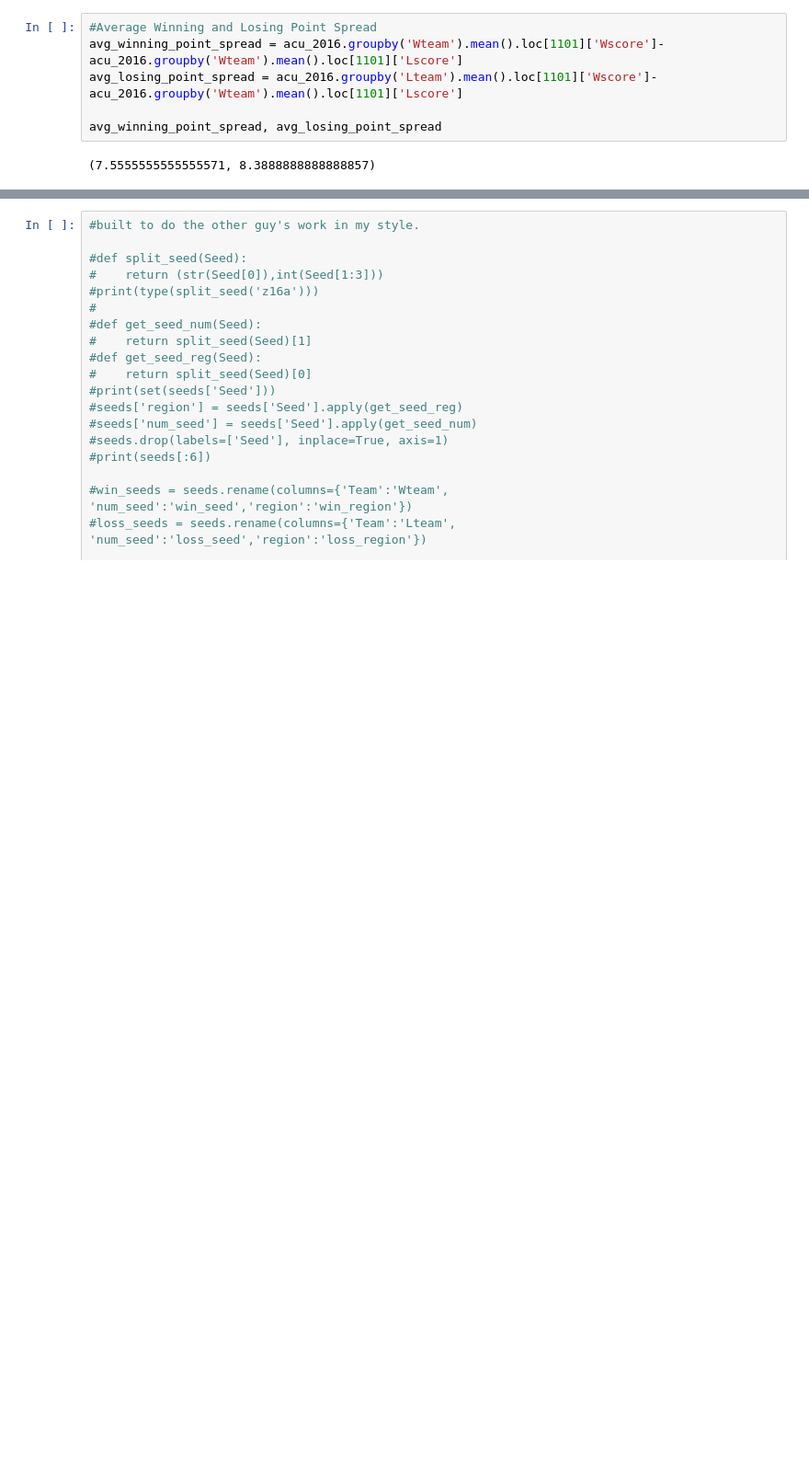
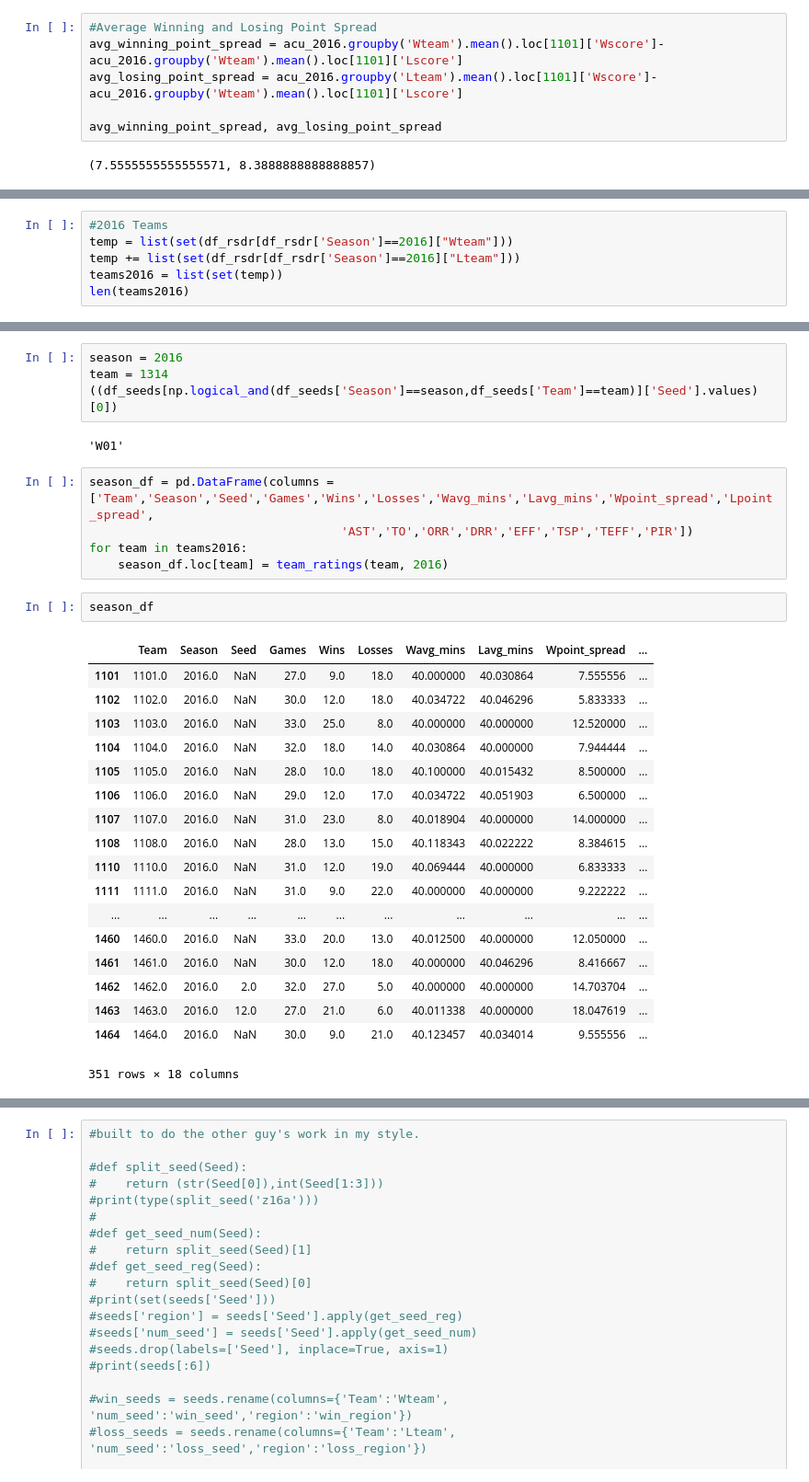
Before and after one commit to agbs2k8/Git_Tracked_Notebooks, a Jupyter notebook: 2017_March_Madness.ipynb, the cells around one changed output, grey strips where cells are left out. Shown at 92% size. Saved outputs shown, nothing was run; the diff lists cells and outputs as text; blank space fills up the shorter version.

```diff
--- a/2017_March_Madness.ipynb
+++ b/2017_March_Madness.ipynb
@@ -401,0 +393,6 @@ avg_winning_point_spread, avg_losing_point_spread
+# %%
+#2016 Teams
+temp = list(set(df_rsdr[df_rsdr['Season']==2016]["Wteam"]))
+temp += list(set(df_rsdr[df_rsdr['Season']==2016]["Lteam"]))
+teams2016 = list(set(temp))
+len(teams2016)
@@ -401,0 +511,32 @@ avg_winning_point_spread, avg_losing_point_spread
+# %%
+season = 2016
+team = 1314
+((df_seeds[np.logical_and(df_seeds['Season']==season,df_seeds['Team']==team)]['Seed'].values)[0])
+# %% [output]
+'W01'
+# %%
+season_df = pd.DataFrame(columns = ['Team','Season','Seed','Games','Wins','Losses','Wavg_mins','Lavg_mins','Wpoint_spread','Lpoint_spread',
+                                   'AST','TO','ORR','DRR','EFF','TSP','TEFF','PIR'])
+for team in teams2016:
+    season_df.loc[team] = team_ratings(team, 2016)
+# %%
+season_df
+# %% [output]
+|  | Team | Season | Seed | Games | Wins | Losses | Wavg_mins | Lavg_mins | Wpoint_spread | ... |
+| 1101 | 1101.0 | 2016.0 | NaN | 27.0 | 9.0 | 18.0 | 40.000000 | 40.030864 | 7.555556 | ... |
+| 1102 | 1102.0 | 2016.0 | NaN | 30.0 | 12.0 | 18.0 | 40.034722 | 40.046296 | 5.833333 | ... |
+| 1103 | 1103.0 | 2016.0 | NaN | 33.0 | 25.0 | 8.0 | 40.000000 | 40.000000 | 12.520000 | ... |
+| 1104 | 1104.0 | 2016.0 | NaN | 32.0 | 18.0 | 14.0 | 40.030864 | 40.000000 | 7.944444 | ... |
+| 1105 | 1105.0 | 2016.0 | NaN | 28.0 | 10.0 | 18.0 | 40.100000 | 40.015432 | 8.500000 | ... |
+| 1106 | 1106.0 | 2016.0 | NaN | 29.0 | 12.0 | 17.0 | 40.034722 | 40.051903 | 6.500000 | ... |
+| 1107 | 1107.0 | 2016.0 | NaN | 31.0 | 23.0 | 8.0 | 40.018904 | 40.000000 | 14.000000 | ... |
+| 1108 | 1108.0 | 2016.0 | NaN | 28.0 | 13.0 | 15.0 | 40.118343 | 40.022222 | 8.384615 | ... |
+| 1110 | 1110.0 | 2016.0 | NaN | 31.0 | 12.0 | 19.0 | 40.069444 | 40.000000 | 6.833333 | ... |
+| 1111 | 1111.0 | 2016.0 | NaN | 31.0 | 9.0 | 22.0 | 40.000000 | 40.000000 | 9.222222 | ... |
+| ... | ... | ... | ... | ... | ... | ... | ... | ... | ... | ... |
+| 1460 | 1460.0 | 2016.0 | NaN | 33.0 | 20.0 | 13.0 | 40.012500 | 40.000000 | 12.050000 | ... |
+| 1461 | 1461.0 | 2016.0 | NaN | 30.0 | 12.0 | 18.0 | 40.000000 | 40.046296 | 8.416667 | ... |
+| 1462 | 1462.0 | 2016.0 | 2.0 | 32.0 | 27.0 | 5.0 | 40.000000 | 40.000000 | 14.703704 | ... |
+| 1463 | 1463.0 | 2016.0 | 12.0 | 27.0 | 21.0 | 6.0 | 40.011338 | 40.000000 | 18.047619 | ... |
+| 1464 | 1464.0 | 2016.0 | NaN | 30.0 | 9.0 | 21.0 | 40.123457 | 40.034014 | 9.555556 | ... |
+351 rows × 18 columns
```
Also changed, not shown: parts of 11 cells of this notebook, 1 other file.
